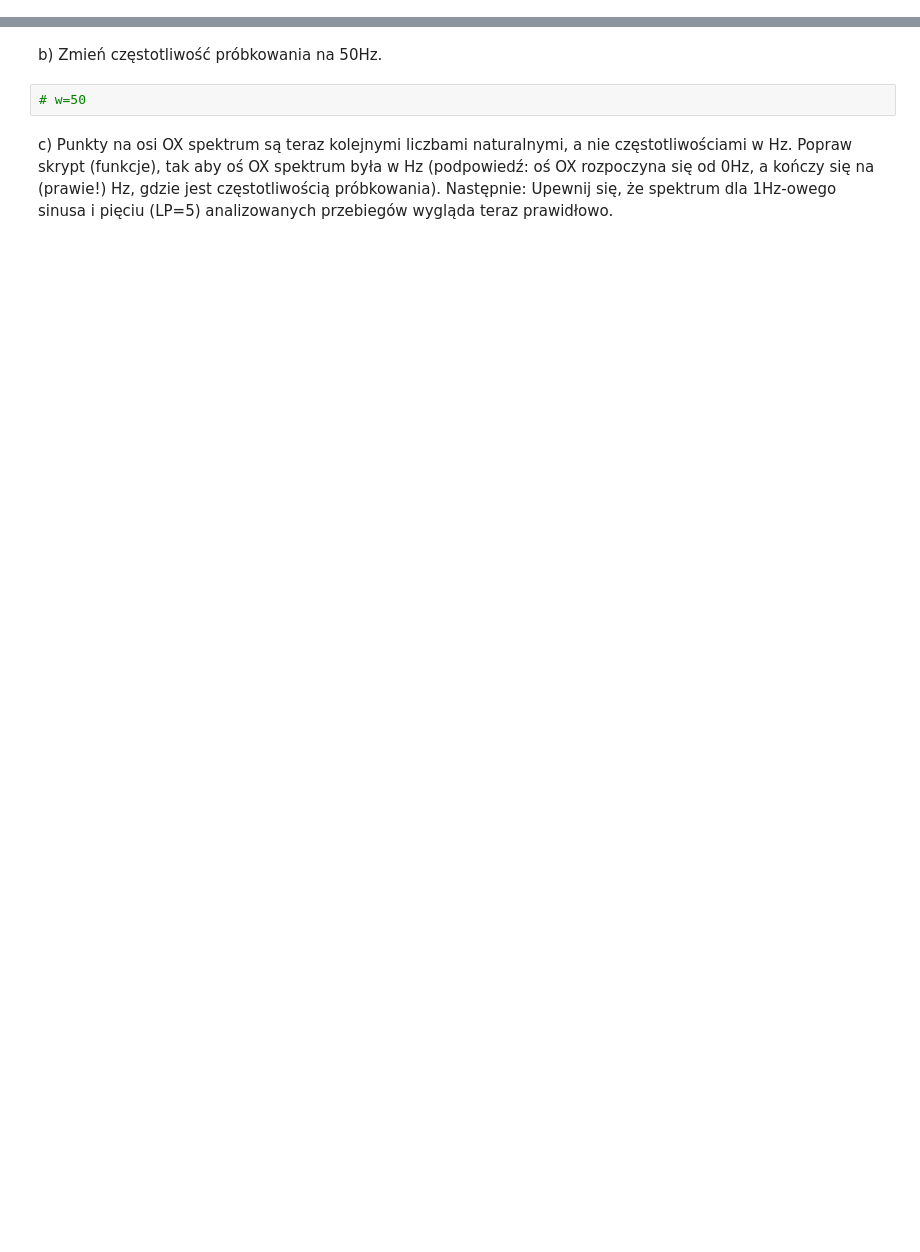
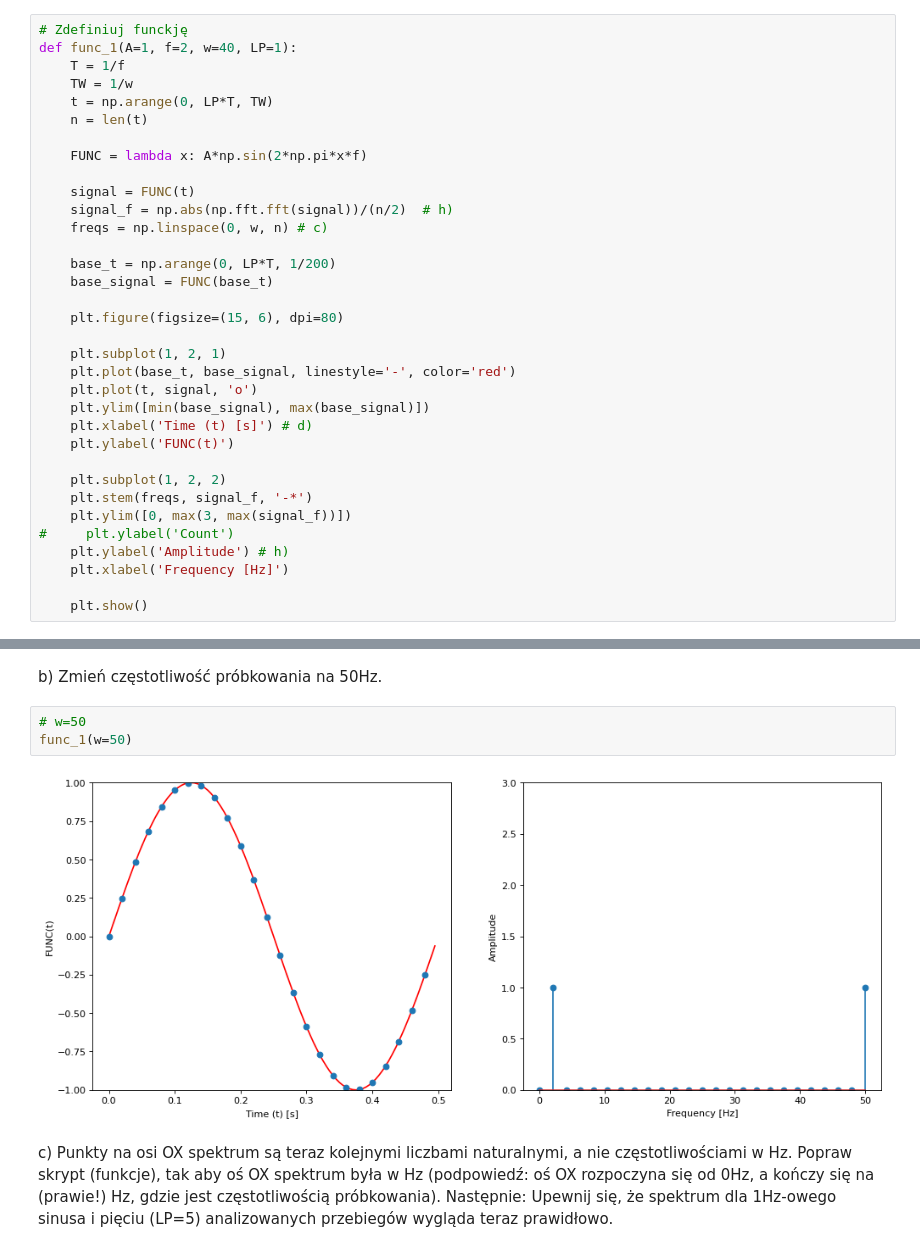
Before and after one commit to Domikado5/kck, a Jupyter notebook: lab8 - signals/Sygnaly-Lab1-clear.ipynb, the cells around one changed output, grey strips where cells are left out. Saved outputs shown, nothing was run; the diff lists cells and outputs as text; blank space fills up the shorter version.

```diff
--- a/lab8 - signals/Sygnaly-Lab1-clear.ipynb
+++ b/lab8 - signals/Sygnaly-Lab1-clear.ipynb
@@ -77,3 +75,37 @@ UWAGA: do dalszych ćwiczeń warto powyższy skrypt przekształcić na funkcję
+# %%
+# Zdefiniuj funckję
+def func_1(A=1, f=2, w=40, LP=1):
+    T = 1/f
+    TW = 1/w
+    t = np.arange(0, LP*T, TW)
+    n = len(t)
+
+    FUNC = lambda x: A*np.sin(2*np.pi*x*f)
+
+    signal = FUNC(t)
+    signal_f = np.abs(np.fft.fft(signal))/(n/2)  # h)
+    freqs = np.linspace(0, w, n) # c)
+
+    base_t = np.arange(0, LP*T, 1/200)
+    base_signal = FUNC(base_t)
+
+    plt.figure(figsize=(15, 6), dpi=80)
+
+    plt.subplot(1, 2, 1)
+    plt.plot(base_t, base_signal, linestyle='-', color='red')
+    plt.plot(t, signal, 'o')
+    plt.ylim([min(base_signal), max(base_signal)])
+    plt.xlabel('Time (t) [s]') # d)
+    plt.ylabel('FUNC(t)')
+
+    plt.subplot(1, 2, 2)
+    plt.stem(freqs, signal_f, '-*')
+    plt.ylim([0, max(3, max(signal_f))])
+#     plt.ylabel('Count')
+    plt.ylabel('Amplitude') # h)
+    plt.xlabel('Frequency [Hz]')
+
+    plt.show()
 # %% [markdown]
 UWAGA DLA CHĘTNYCH: można wykorzystać 'interact', dzięki któremu można zmieniac parametry danej funkcji i na bieżąco obserwować zmiany. Poniższy kod przedstawia sposób wykorzystania interact:
 # %%
@@ -96,5 +131,8 @@ interact(prosta, a=(-5,5,0.5), b=(-5,5,0.5))
 b) Zmień częstotliwość próbkowania na 50Hz.
 # %%
 # w=50
+func_1(w=50)
+# %% [output]
+[figure, added]
 # %% [markdown]
 c) Punkty na osi OX spektrum są teraz kolejnymi liczbami naturalnymi, a nie częstotliwościami w Hz. Popraw skrypt (funkcje), tak aby oś OX spektrum była w Hz (podpowiedź: oś OX rozpoczyna się od 0Hz, a kończy się na (prawie!)  Hz, gdzie  jest częstotliwością próbkowania). Następnie: Upewnij się, że spektrum dla 1Hz-owego sinusa i pięciu (LP=5) analizowanych przebiegów wygląda teraz prawidłowo.
```
Also changed, not shown: parts of 47 cells of this notebook.
